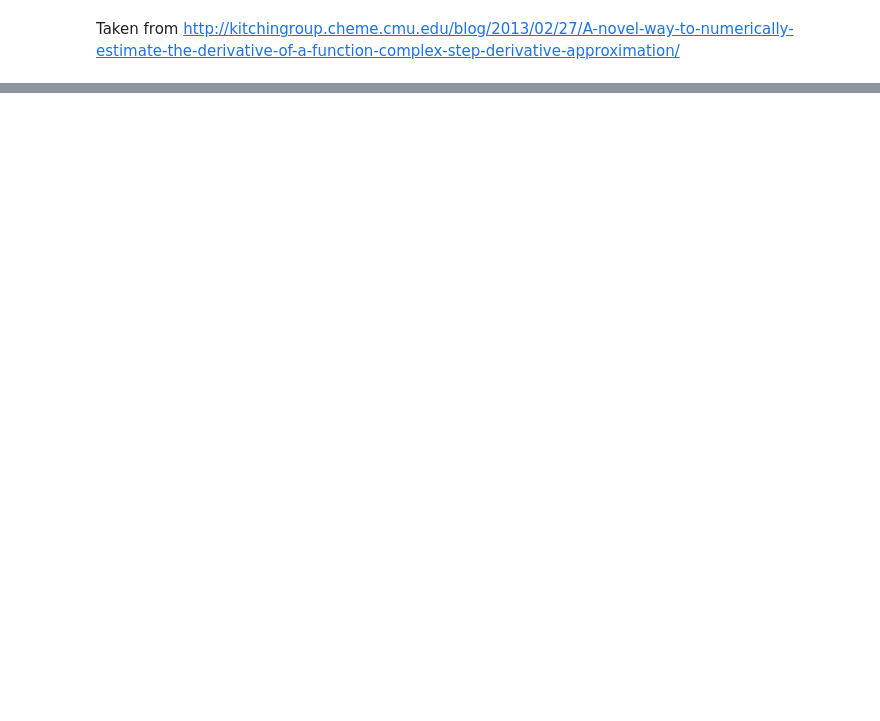
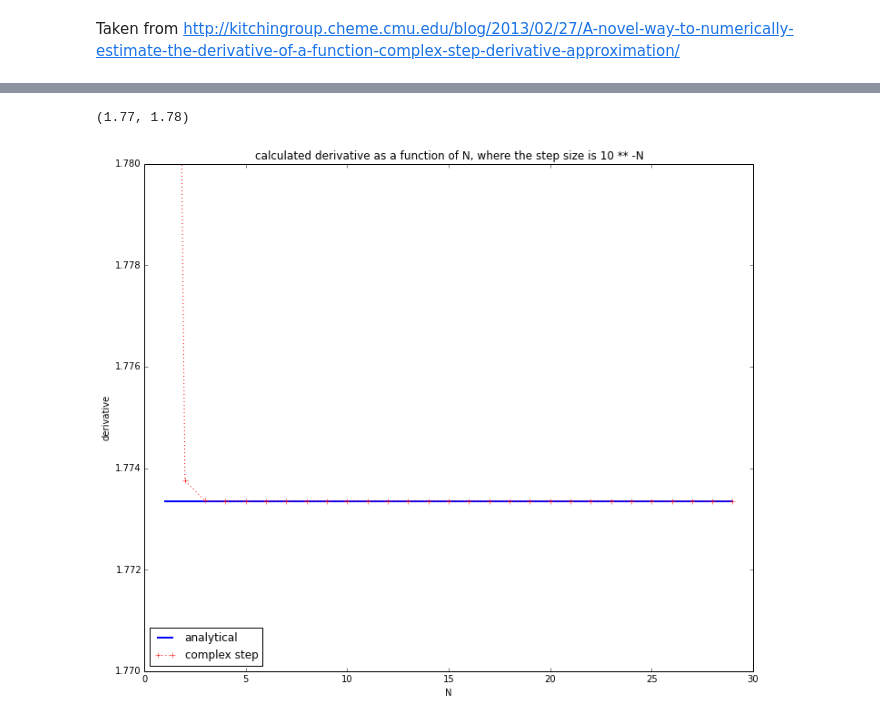
Before and after one commit to hschilling/learning_ipython, a Jupyter notebook: complex_step_method.ipynb, the cells around one changed output, grey strips where cells are left out. Saved outputs shown, nothing was run; the diff lists cells and outputs as text; code cells hidden in the pictures; blank space fills up the shorter version.

```diff
--- a/complex_step_method.ipynb
+++ b/complex_step_method.ipynb
@@ -31,0 +32,12 @@ axes.set_ylim([1.7, 1.8])
+# %%
+fig, axes = plt.subplots(figsize=(12,10))
+axes.set_title('calculated derivative as a function of N, where the step size is 10 ** -N')
+axes.set_xlabel('N')
+axes.set_ylabel('derivative')
+axes.plot(h_exp, dfdx_analytical, color="blue", linestyle="steps", linewidth=2.00, label="analytical")
+axes.plot(h_exp, dfdx_complex_step, color="red", linestyle=":", marker='+',label="complex step")
+axes.legend(loc=3)
+axes.set_ylim([1.77, 1.78])
+# %% [output]
+(1.77, 1.78)
+[figure, added]
```
Also changed, not shown: parts of 1 cell of this notebook.
